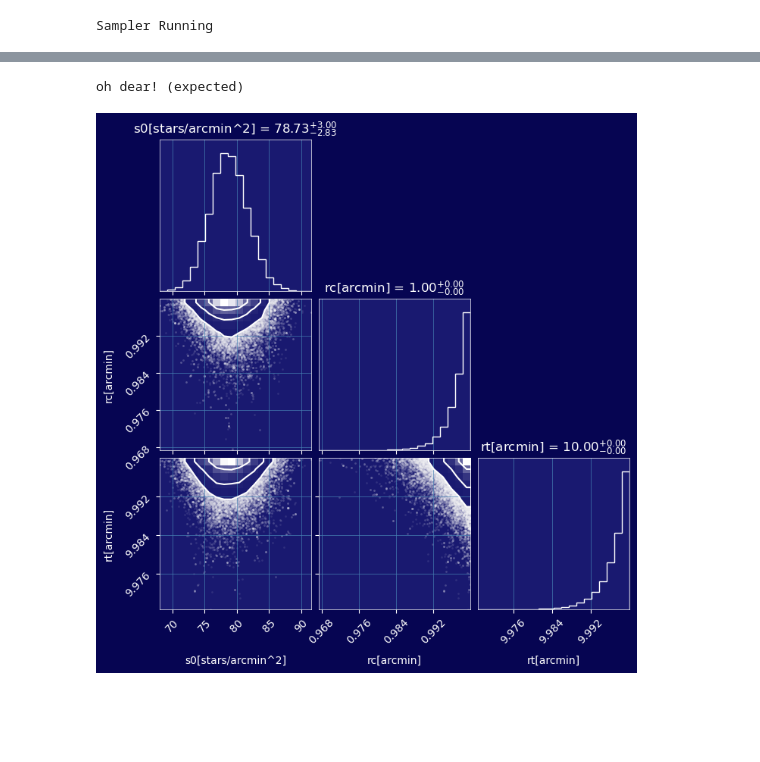
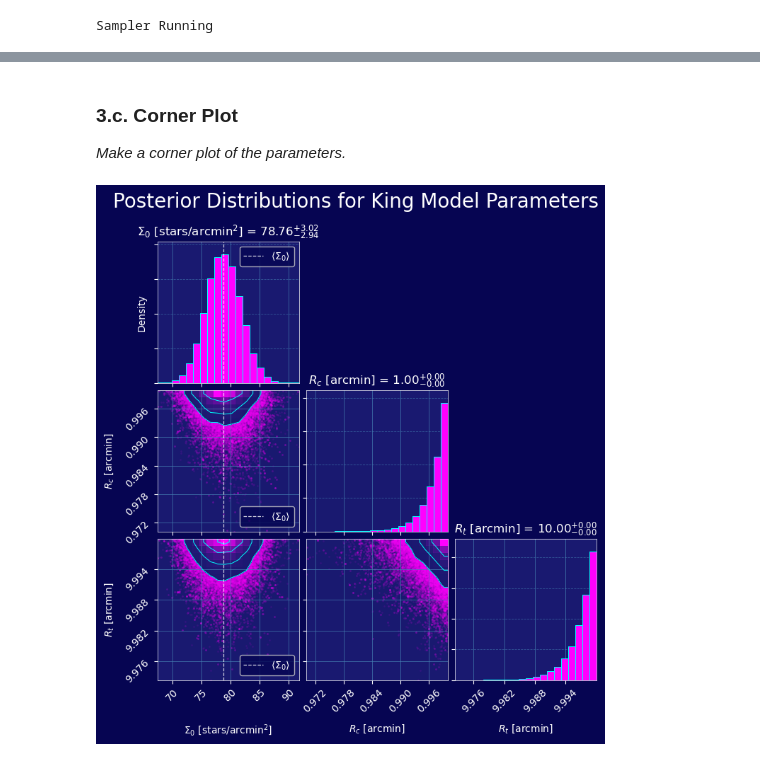
Before and after one commit to lea-y01/phys_stats, a Jupyter notebook: assignments/assignment_2/assignment2_V2.ipynb, the cells around one changed output, grey strips where cells are left out. Saved outputs shown, nothing was run; the diff lists cells and outputs as text; code cells hidden in the pictures; blank space fills up the shorter version.

```diff
--- a/assignments/assignment_2/assignment2_V2.ipynb
+++ b/assignments/assignment_2/assignment2_V2.ipynb
@@ -1121,11 +1168,63 @@ R_t: [252657.35449575]
+# %% [markdown]
+### **3.c. Corner Plot**
+
+*Make a corner plot of the parameters.*
 # %%
 import corner
+import matplotlib.ticker as mticker
+samples_burned_flat = sampler.get_chain(discard = burn_in, flat = True)
+labels = ["$\Sigma_0$ [stars/arcmin$^2$]",
+          "$R_c$ [arcmin]",
+          "$R_t$ [arcmin]"]
+fig = corner.corner(samples_burned_flat, labels = labels, show_titles = True,
+                    color="magenta",  # contours + hist edges
+                    hist_kwargs={
+                        "color": "magenta",
+                        "linewidth": 0.7,
+                        "histtype": "bar",
+                        "edgecolor": "cyan",
+                    },
+                    contour_kwargs={
+                        "colors": ["cyan"],
+                        "linewidths": 0.7
+                    },
+                    scatter_kwargs={
+                        "s": 10,
+                        "color": "cyan"
+                    }
+                )
+
+fig.suptitle('Posterior Distributions for King Model Parameters', fontsize = 20, y = 1.04)
+
+ndim = samples_burned_flat.shape[1]
+axes = np.array(fig.axes).reshape((ndim, ndim))
+axes[0,0].set_ylabel('Density')
+
+axes[0,0].axvline(78.76, ls = 'dashed', alpha = 0.8, color = 'white', lw = 0.9, label = '$\langle \Sigma_0 \\rangle$')
+axes[1,0].axvline(78.76, ls = 'dashed', alpha = 0.8, color = 'white', lw = 0.9, label = '$\langle \Sigma_0 \\rangle$')
+axes[2,0].axvline(78.76, ls = 'dashed', alpha = 0.8, color = 'white', lw = 0.9, label = '$\langle \Sigma_0 \\rangle$')
+
+axes[0,0].legend()
+axes[1,0].legend(loc='lower right')
+axes[2,0].legend(loc='lower right')
+
+
+for i in range(ndim):
+    ax = axes[i, i]
+
+    # Force major y-ticks to exist
+    ax.yaxis.set_major_locator(mticker.MaxNLocator(5))
+
+    # Make sure grid is enabled for y
+    ax.grid(True, axis="y", which="major", linestyle="--", alpha=0.6, zorder=0)
+
+    # Draw grid above filled histogram
+    ax.set_axisbelow(True)
+
+
+# Force a draw so gridline artists are created
+fig.canvas.draw()
+
+plt.show()
+# %% [output]
+[figure, added]
-# %%
-samples_flat = sampler.get_chain(discard = burn_in, flat = True)
-labels = ["s0[stars/arcmin^2]", "rc[arcmin]", "rt[arcmin]"]
-fig = corner.corner(samples_flat, labels = labels, show_titles = True)
-print('oh dear! (expected)')
-plt.show()
-# %% [output]
-oh dear! (expected)
-[figure, removed]
```
Also changed, not shown: parts of 49 cells of this notebook.
